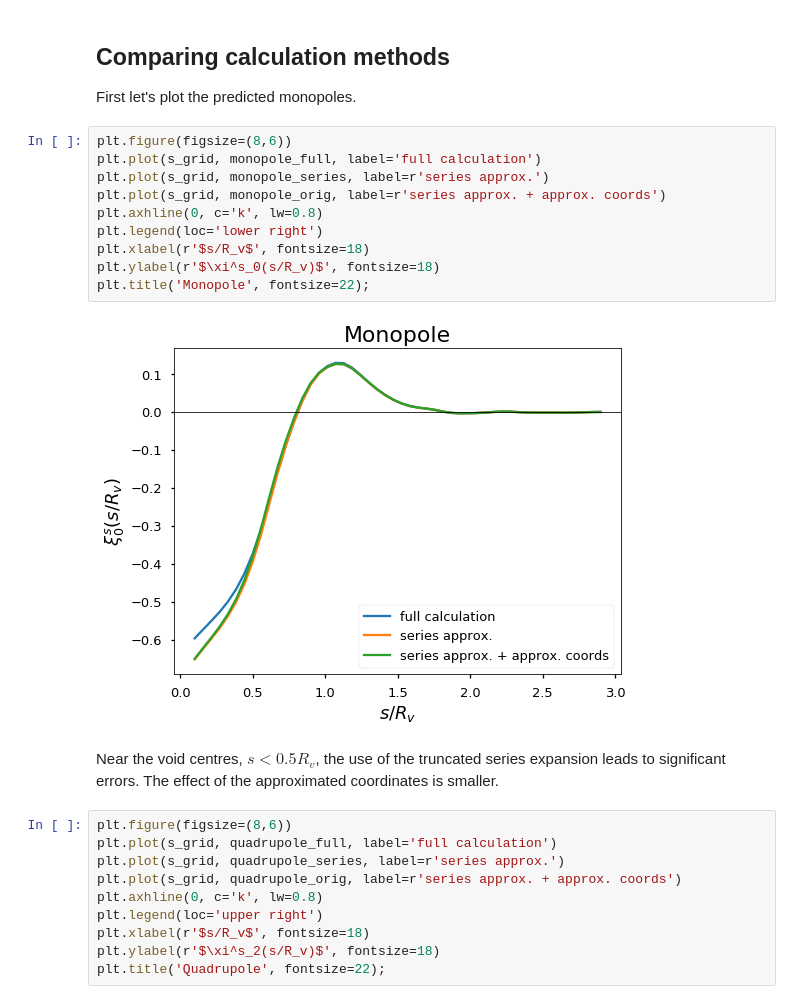
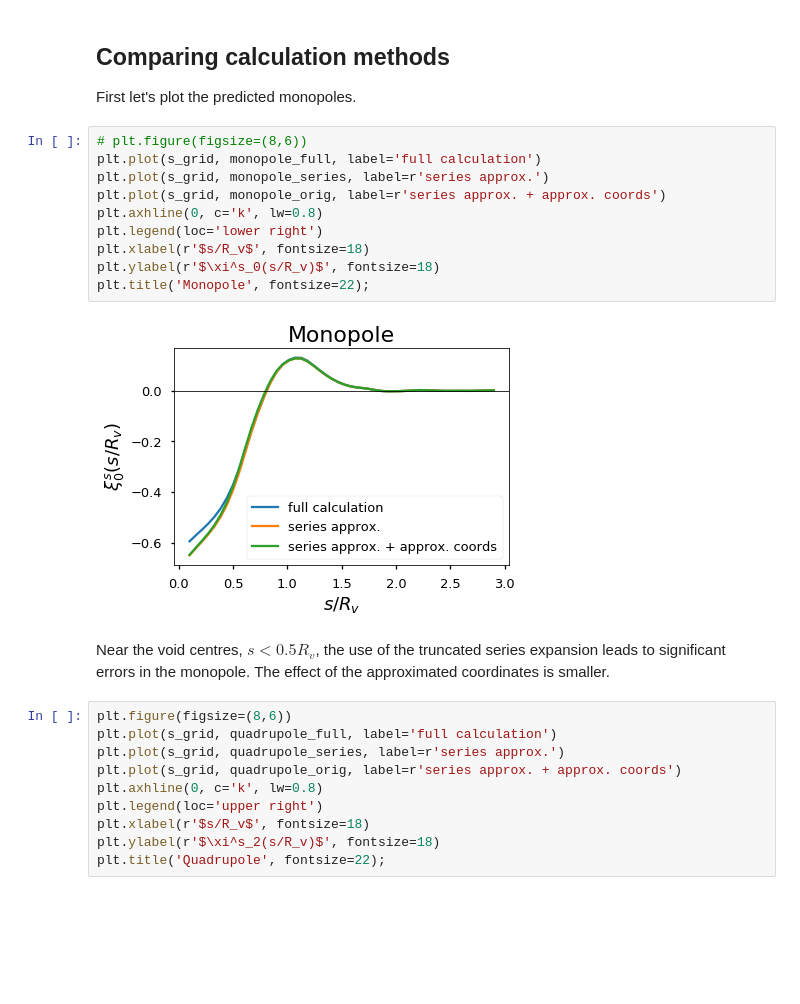
Before and after one commit to seshnadathur/Notes, a Jupyter notebook: Void-galaxy code test.ipynb, the cells around one changed output. Saved outputs shown, nothing was run; the diff lists cells and outputs as text; blank space fills up the shorter version.

```diff
--- a/Void-galaxy code test.ipynb
+++ b/Void-galaxy code test.ipynb
@@ -273,19 +273,19 @@ quadrupole_analytic = 2 * beta * (xi_r_interp(s_grid) - bar_xi_r_interp(s_grid))
 
 First let's plot the predicted monopoles.
 # %%
-plt.figure(figsize=(8,6))
+# plt.figure(figsize=(8,6))
 plt.plot(s_grid, monopole_full, label='full calculation')
 plt.plot(s_grid, monopole_series, label=r'series approx.')
 plt.plot(s_grid, monopole_orig, label=r'series approx. + approx. coords')
 plt.axhline(0, c='k', lw=0.8)
 plt.legend(loc='lower right')
 plt.xlabel(r'$s/R_v$', fontsize=18)
 plt.ylabel(r'$\xi^s_0(s/R_v)$', fontsize=18)
 plt.title('Monopole', fontsize=22);
 # %% [output]
-[figure, old version]
+[figure, new version]
 # %% [markdown]
-Near the void centres, $s<0.5R_v$, the use of the truncated series expansion leads to significant errors. The effect of the approximated coordinates is smaller.
+Near the void centres, $s<0.5R_v$, the use of the truncated series expansion leads to significant errors in the monopole. The effect of the approximated coordinates is smaller.
 # %%
 plt.figure(figsize=(8,6))
 plt.plot(s_grid, quadrupole_full, label='full calculation')
```
Also changed, not shown: parts of 6 cells of this notebook, 2 other files.
